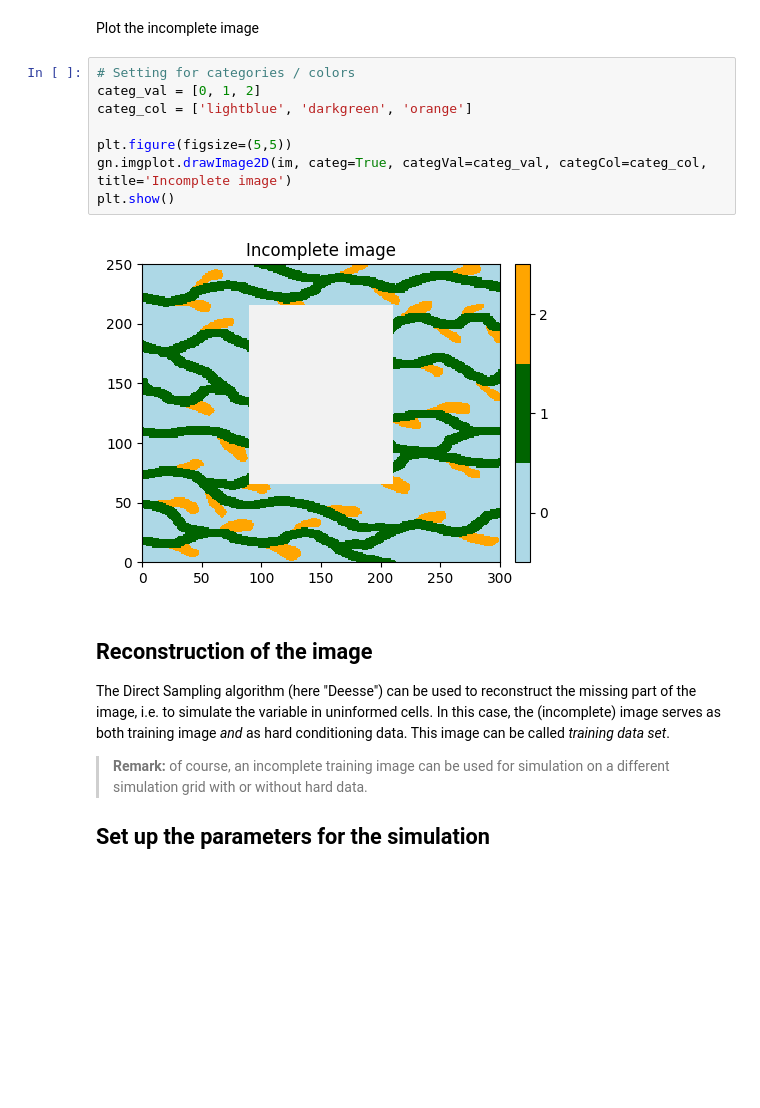
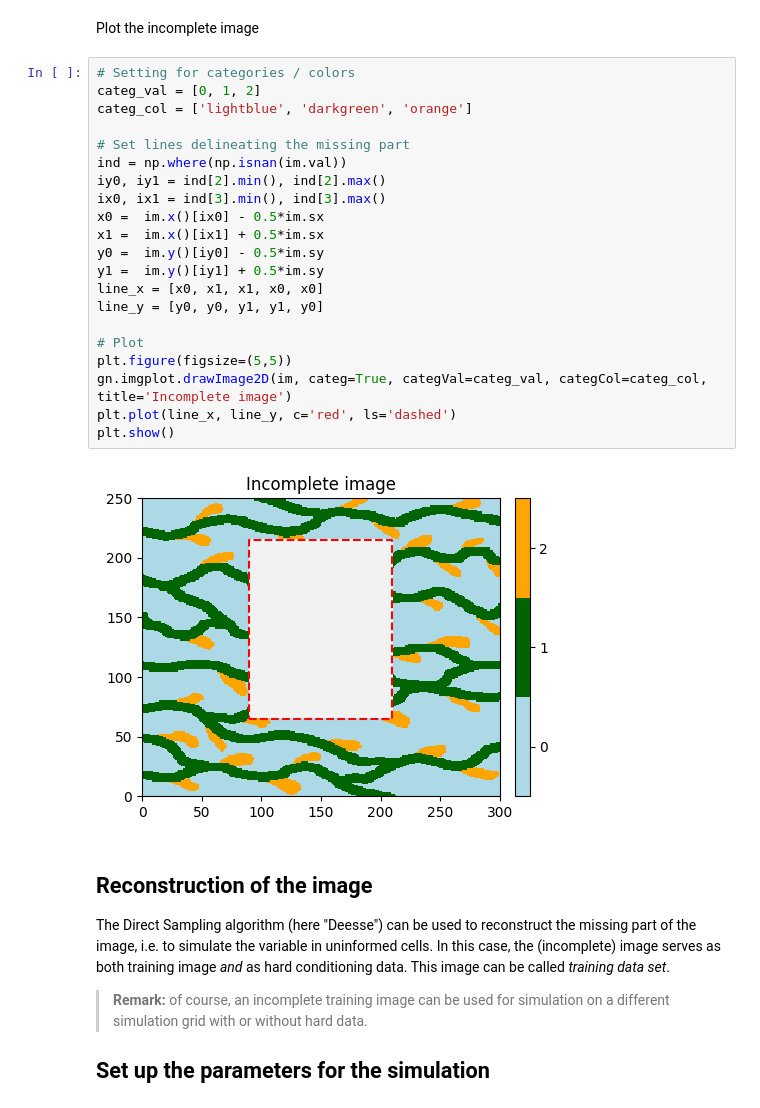
Before and after one commit to alecomunian/gmg, a Jupyter notebook: notebooks/simulation/mps05_gap-filling.ipynb, the cells around one changed output. Drawn from its saved outputs; the diff is of its cells as text; blank space fills up the shorter version.

```diff
--- a/notebooks/simulation/mps05_gap-filling.ipynb
+++ b/notebooks/simulation/mps05_gap-filling.ipynb
@@ -27,16 +27,29 @@ im.get_unique()
 array([0., 1., 2.])
 # %% [markdown]
 Plot the incomplete image
-# %%
-# Setting for categories / colors
-categ_val = [0, 1, 2]
-categ_col = ['lightblue', 'darkgreen', 'orange']
-
-plt.figure(figsize=(5,5))
-gn.imgplot.drawImage2D(im, categ=True, categVal=categ_val, categCol=categ_col, title='Incomplete image')
-plt.show()
-# %% [output]
-[figure, removed]
+# %%
+# Setting for categories / colors
+categ_val = [0, 1, 2]
+categ_col = ['lightblue', 'darkgreen', 'orange']
+
+# Set lines delineating the missing part
+ind = np.where(np.isnan(im.val))
+iy0, iy1 = ind[2].min(), ind[2].max()
+ix0, ix1 = ind[3].min(), ind[3].max()
+x0 =  im.x()[ix0] - 0.5*im.sx
+x1 =  im.x()[ix1] + 0.5*im.sx
+y0 =  im.y()[iy0] - 0.5*im.sy
+y1 =  im.y()[iy1] + 0.5*im.sy
+line_x = [x0, x1, x1, x0, x0]
+line_y = [y0, y0, y1, y1, y0]
+
+# Plot
+plt.figure(figsize=(5,5))
+gn.imgplot.drawImage2D(im, categ=True, categVal=categ_val, categCol=categ_col, title='Incomplete image')
+plt.plot(line_x, line_y, c='red', ls='dashed')
+plt.show()
+# %% [output]
+[figure, added]
 # %% [markdown]
 ## Reconstruction of the image
 The Direct Sampling algorithm (here "Deesse") can be used to reconstruct the missing part of the image, i.e. to simulate the variable in uninformed cells. In this case, the (incomplete) image serves as both training image *and* as hard conditioning data. This image can be called *training data set*.
```
Also changed, not shown: parts of 2 cells of this notebook, 2 other files.
